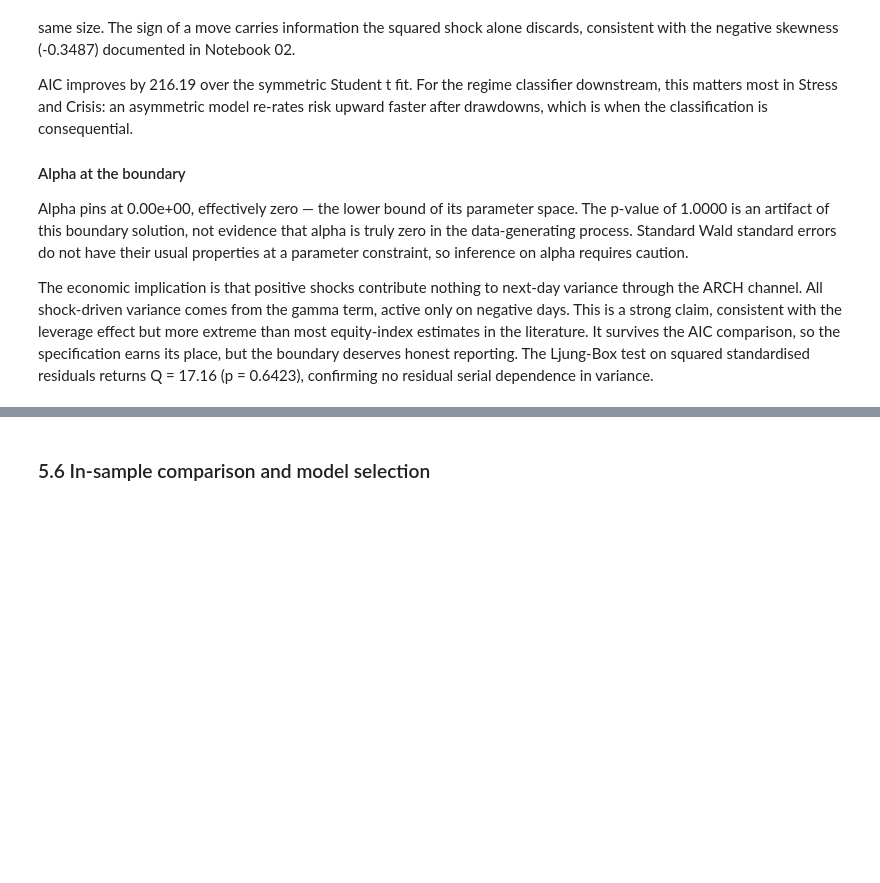
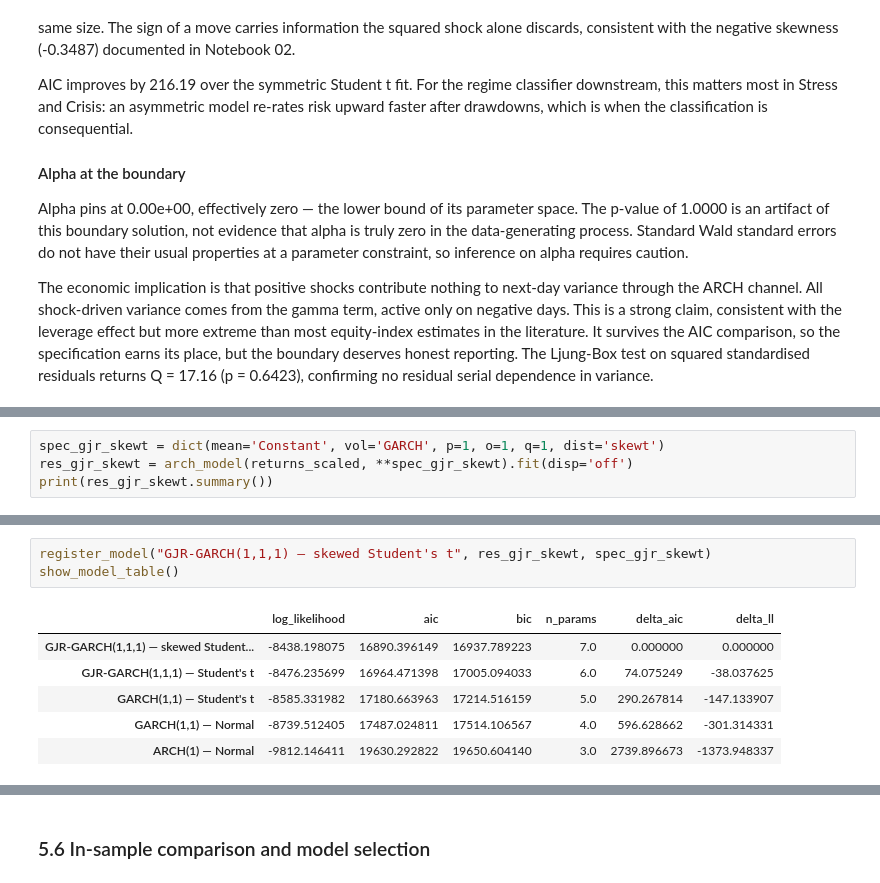
Before and after one commit to Mena-Beshara/sp500-market-intelligence-system, a Jupyter notebook: notebooks/05_volatility_forecasting.ipynb, the cells around one changed output, grey strips where cells are left out. Cells and saved outputs as stored; diff of their text form; blank space fills up the shorter version.

```diff
--- a/notebooks/05_volatility_forecasting.ipynb
+++ b/notebooks/05_volatility_forecasting.ipynb
@@ -1193,0 +1256,4 @@ confirming no residual serial dependence in variance.
+# %%
+spec_gjr_skewt = dict(mean='Constant', vol='GARCH', p=1, o=1, q=1, dist='skewt')
+res_gjr_skewt = arch_model(returns_scaled, **spec_gjr_skewt).fit(disp='off')
+print(res_gjr_skewt.summary())
@@ -1193,0 +1278,10 @@ confirming no residual serial dependence in variance.
+# %%
+register_model("GJR-GARCH(1,1,1) — skewed Student's t", res_gjr_skewt, spec_gjr_skewt)
+show_model_table()
+# %% [output]
+|  | log_likelihood | aic | bic | n_params | delta_aic | delta_ll |
+| GJR-GARCH(1,1,1) — skewed Student... | -8438.198075 | 16890.396149 | 16937.789223 | 7.0 | 0.000000 | 0.000000 |
+| GJR-GARCH(1,1,1) — Student's t | -8476.235699 | 16964.471398 | 17005.094033 | 6.0 | 74.075249 | -38.037625 |
+| GARCH(1,1) — Student's t | -8585.331982 | 17180.663963 | 17214.516159 | 5.0 | 290.267814 | -147.133907 |
+| GARCH(1,1) — Normal | -8739.512405 | 17487.024811 | 17514.106567 | 4.0 | 596.628662 | -301.314331 |
+| ARCH(1) — Normal | -9812.146411 | 19630.292822 | 19650.604140 | 3.0 | 2739.896673 | -1373.948337 |
```
Also changed, not shown: parts of 27 cells of this notebook, 5 other files.
